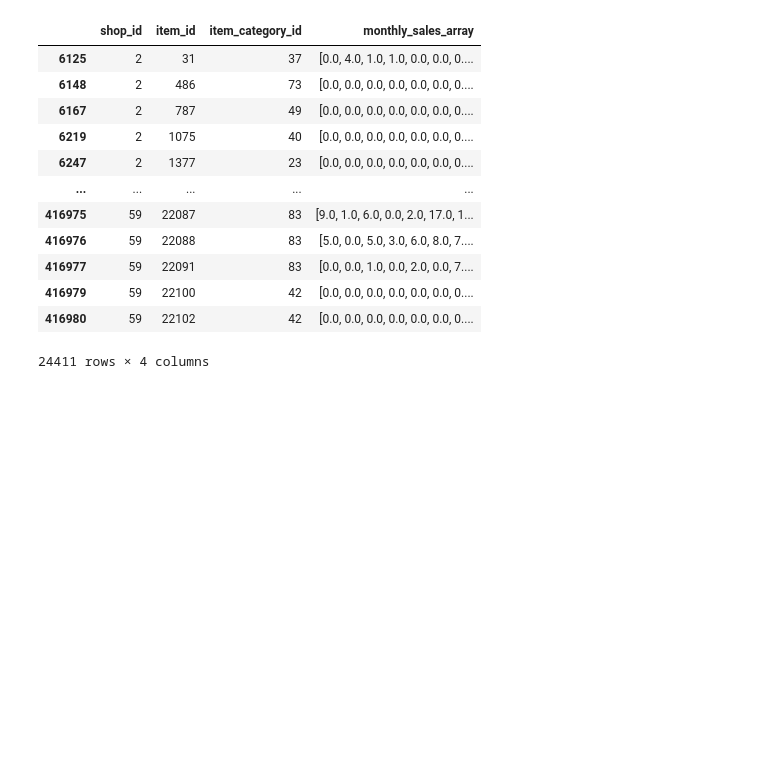
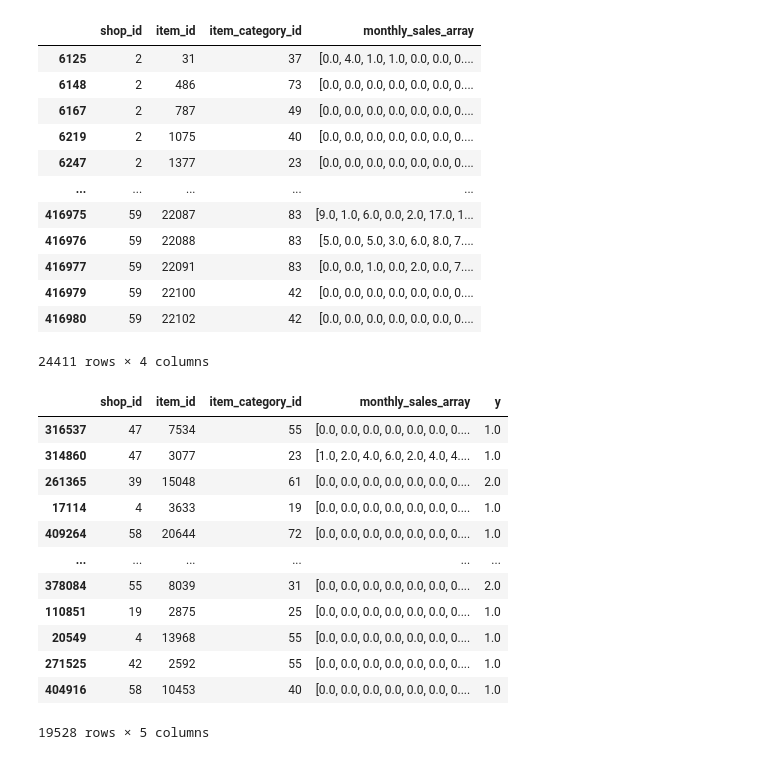
Before and after one commit to milymilek/sales-forecasting, a Jupyter notebook: notebooks/data_processing.ipynb, the cells around one changed output. Saved outputs shown, nothing was run; the diff lists cells and outputs as text; code cells hidden in the pictures; blank space fills up the shorter version.

```diff
--- a/notebooks/data_processing.ipynb
+++ b/notebooks/data_processing.ipynb
@@ -154,0 +238,16 @@ X
+# %%
+train_df
+# %% [output]
+|  | shop_id | item_id | item_category_id | monthly_sales_array | y |
+| 316537 | 47 | 7534 | 55 | [0.0, 0.0, 0.0, 0.0, 0.0, 0.0, 0.... | 1.0 |
+| 314860 | 47 | 3077 | 23 | [1.0, 2.0, 4.0, 6.0, 2.0, 4.0, 4.... | 1.0 |
+| 261365 | 39 | 15048 | 61 | [0.0, 0.0, 0.0, 0.0, 0.0, 0.0, 0.... | 2.0 |
+| 17114 | 4 | 3633 | 19 | [0.0, 0.0, 0.0, 0.0, 0.0, 0.0, 0.... | 1.0 |
+| 409264 | 58 | 20644 | 72 | [0.0, 0.0, 0.0, 0.0, 0.0, 0.0, 0.... | 1.0 |
+| ... | ... | ... | ... | ... | ... |
+| 378084 | 55 | 8039 | 31 | [0.0, 0.0, 0.0, 0.0, 0.0, 0.0, 0.... | 2.0 |
+| 110851 | 19 | 2875 | 25 | [0.0, 0.0, 0.0, 0.0, 0.0, 0.0, 0.... | 1.0 |
+| 20549 | 4 | 13968 | 55 | [0.0, 0.0, 0.0, 0.0, 0.0, 0.0, 0.... | 1.0 |
+| 271525 | 42 | 2592 | 55 | [0.0, 0.0, 0.0, 0.0, 0.0, 0.0, 0.... | 1.0 |
+| 404916 | 58 | 10453 | 40 | [0.0, 0.0, 0.0, 0.0, 0.0, 0.0, 0.... | 1.0 |
+19528 rows × 5 columns
```
Also changed, not shown: parts of 11 cells of this notebook, 2 other files.
